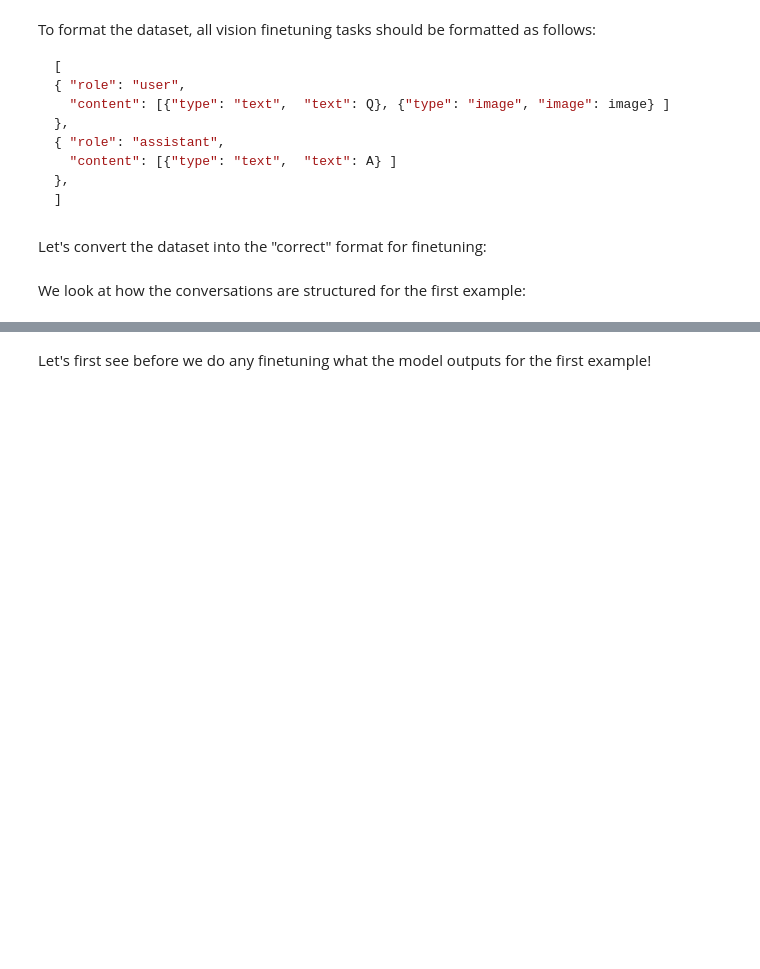
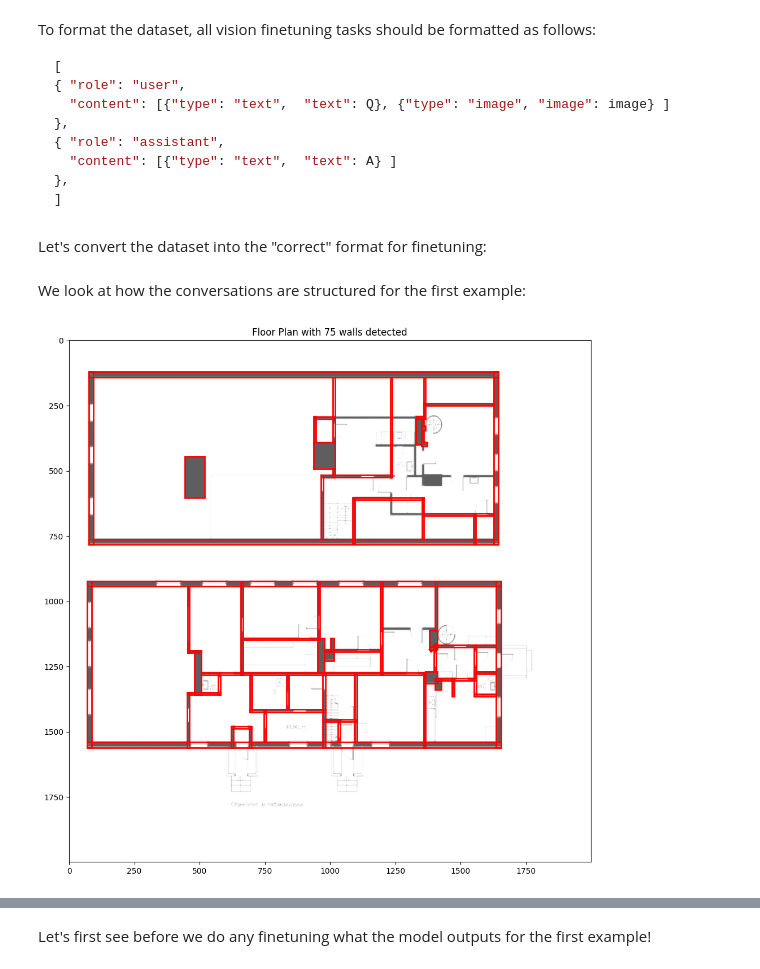
Before and after one commit to mahtabkabir/Qwen-3B-VL-Fine-Tunning, a Jupyter notebook: Qwen vl 8b Fine tunning/Qwen3_VL_(8B)_Vision.ipynb, the cells around one changed output, grey strips where cells are left out. Cells and saved outputs as stored; diff of their text form; code cells hidden in the pictures; blank space fills up the shorter version.

Commit message:
feat: updated qwen dataset fomat

```diff
--- a/Qwen vl 8b Fine tunning/Qwen3_VL_(8B)_Vision.ipynb
+++ b/Qwen vl 8b Fine tunning/Qwen3_VL_(8B)_Vision.ipynb
@@ -212,5 +261,45 @@ converted_dataset = [convert_to_conversation(sample) for sample in dataset]
 # %% [markdown]
 We look at how the conversations are structured for the first example:
+# %%
+import matplotlib.pyplot as plt
+import matplotlib.patches as patches
+from PIL import Image
+
+# Get a sample
+sample = dataset[0]  # or whatever your dataset variable is
+converted = convert_to_conversation(sample)
+
+# Extract image and labels
+img = converted['messages'][0]['content'][1]['image']
+labels_text = converted['messages'][1]['content'][0]['text']
+
+# Plot
+fig, ax = plt.subplots(figsize=(12, 12))
+ax.imshow(img)
+
+# Parse and draw each wall polygon
+w, h = img.size
+for line in labels_text.strip().split('\n'):
+    parts = line.split()
+    class_id = int(parts[0])
+    coords = [float(x) for x in parts[1:]]
+
+    # Convert normalized coords to pixel coords
+    points = []
+    for i in range(0, len(coords), 2):
+        x = coords[i] * w
+        y = coords[i+1] * h
+        points.append((x, y))
+
+    # Draw polygon
+    poly = patches.Polygon(points, fill=False, edgecolor='red', linewidth=2)
+    ax.add_patch(poly)
+
+ax.set_title(f"Floor Plan with {len(labels_text.strip().split(chr(10)))} walls detected")
+plt.savefig("verification.png", dpi=150, bbox_inches='tight')
+plt.show()
+# %% [output]
+[figure, added]
 # %%
 converted_dataset[0]
 # %% [output]
```
Also changed, not shown: parts of 19 cells of this notebook, 1 other file.
